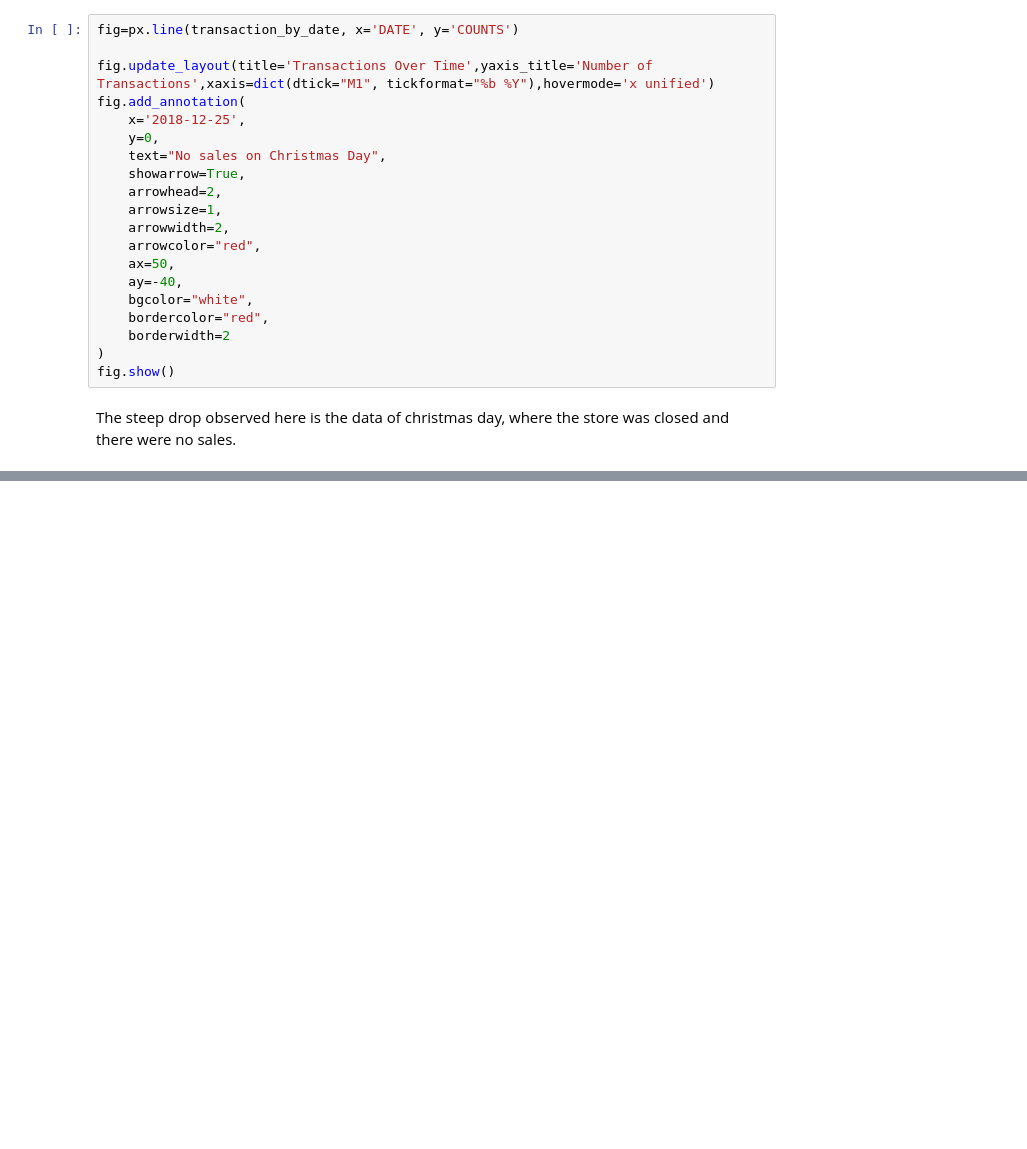
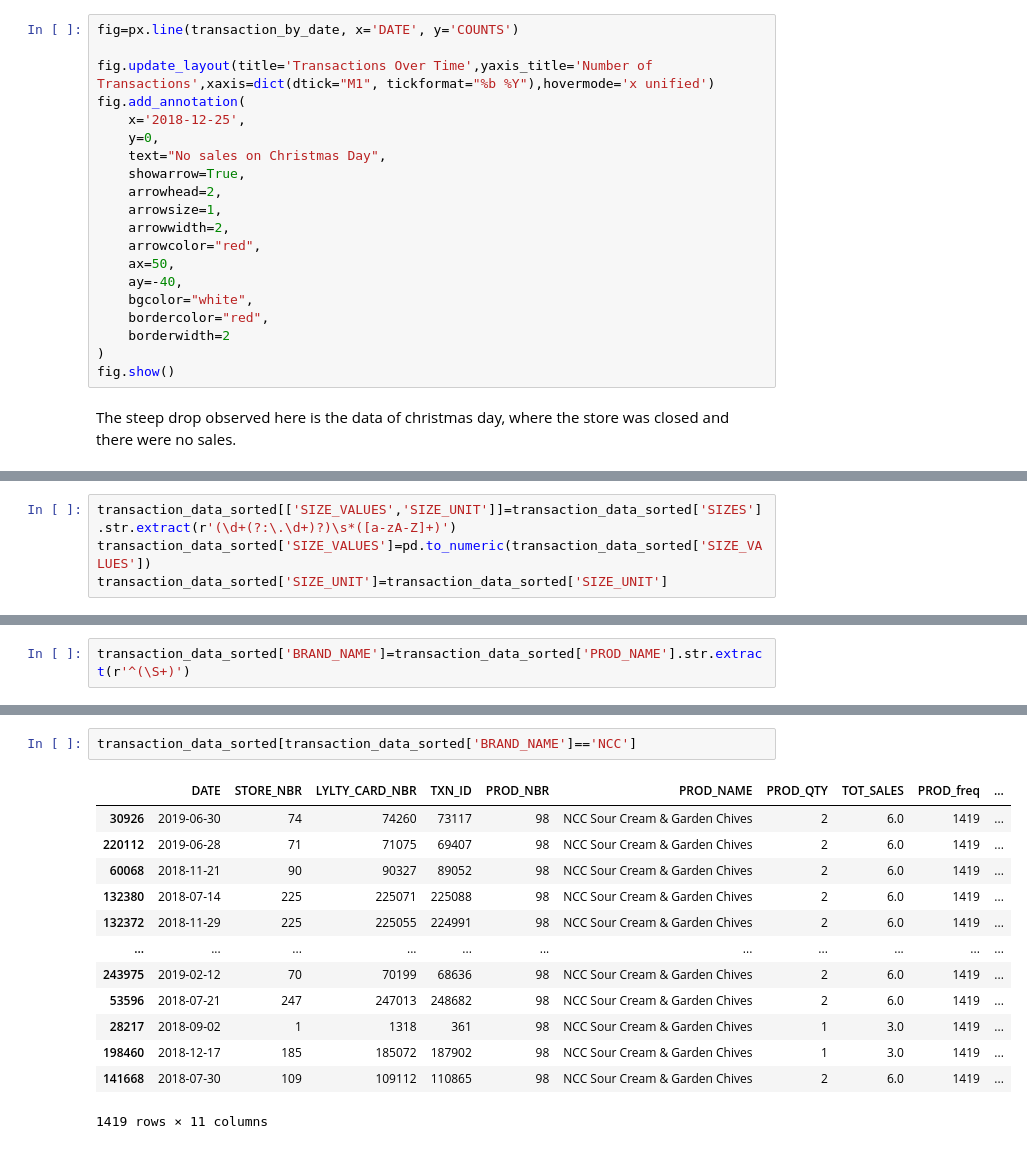
Before and after one commit to Mridul-dhungana/Quantium-Data-Analytics, a Jupyter notebook: Data Analytics.ipynb, the cells around one changed output, grey strips where cells are left out. Cells and saved outputs as stored; diff of their text form; blank space fills up the shorter version.

```diff
--- a/Data Analytics.ipynb
+++ b/Data Analytics.ipynb
@@ -602,0 +638,4 @@ The steep drop observed here is the data of christmas day, where the store was c
+# %%
+transaction_data_sorted[['SIZE_VALUES','SIZE_UNIT']]=transaction_data_sorted['SIZES'].str.extract(r'(\d+(?:\.\d+)?)\s*([a-zA-Z]+)')
+transaction_data_sorted['SIZE_VALUES']=pd.to_numeric(transaction_data_sorted['SIZE_VALUES'])
+transaction_data_sorted['SIZE_UNIT']=transaction_data_sorted['SIZE_UNIT']
@@ -602,0 +725,2 @@ The steep drop observed here is the data of christmas day, where the store was c
+# %%
+transaction_data_sorted['BRAND_NAME']=transaction_data_sorted['PROD_NAME'].str.extract(r'^(\S+)')
@@ -602,0 +736,16 @@ The steep drop observed here is the data of christmas day, where the store was c
+# %%
+transaction_data_sorted[transaction_data_sorted['BRAND_NAME']=='NCC']
+# %% [output]
+|  | DATE | STORE_NBR | LYLTY_CARD_NBR | TXN_ID | PROD_NBR | PROD_NAME | PROD_QTY | TOT_SALES | PROD_freq | ... |
+| 30926 | 2019-06-30 | 74 | 74260 | 73117 | 98 | NCC Sour Cream & Garden Chives | 2 | 6.0 | 1419 | ... |
+| 220112 | 2019-06-28 | 71 | 71075 | 69407 | 98 | NCC Sour Cream & Garden Chives | 2 | 6.0 | 1419 | ... |
+| 60068 | 2018-11-21 | 90 | 90327 | 89052 | 98 | NCC Sour Cream & Garden Chives | 2 | 6.0 | 1419 | ... |
+| 132380 | 2018-07-14 | 225 | 225071 | 225088 | 98 | NCC Sour Cream & Garden Chives | 2 | 6.0 | 1419 | ... |
+| 132372 | 2018-11-29 | 225 | 225055 | 224991 | 98 | NCC Sour Cream & Garden Chives | 2 | 6.0 | 1419 | ... |
+| ... | ... | ... | ... | ... | ... | ... | ... | ... | ... | ... |
+| 243975 | 2019-02-12 | 70 | 70199 | 68636 | 98 | NCC Sour Cream & Garden Chives | 2 | 6.0 | 1419 | ... |
+| 53596 | 2018-07-21 | 247 | 247013 | 248682 | 98 | NCC Sour Cream & Garden Chives | 2 | 6.0 | 1419 | ... |
+| 28217 | 2018-09-02 | 1 | 1318 | 361 | 98 | NCC Sour Cream & Garden Chives | 1 | 3.0 | 1419 | ... |
+| 198460 | 2018-12-17 | 185 | 185072 | 187902 | 98 | NCC Sour Cream & Garden Chives | 1 | 3.0 | 1419 | ... |
+| 141668 | 2018-07-30 | 109 | 109112 | 110865 | 98 | NCC Sour Cream & Garden Chives | 2 | 6.0 | 1419 | ... |
+1419 rows × 11 columns
```
Also changed, not shown: parts of 36 cells of this notebook.
